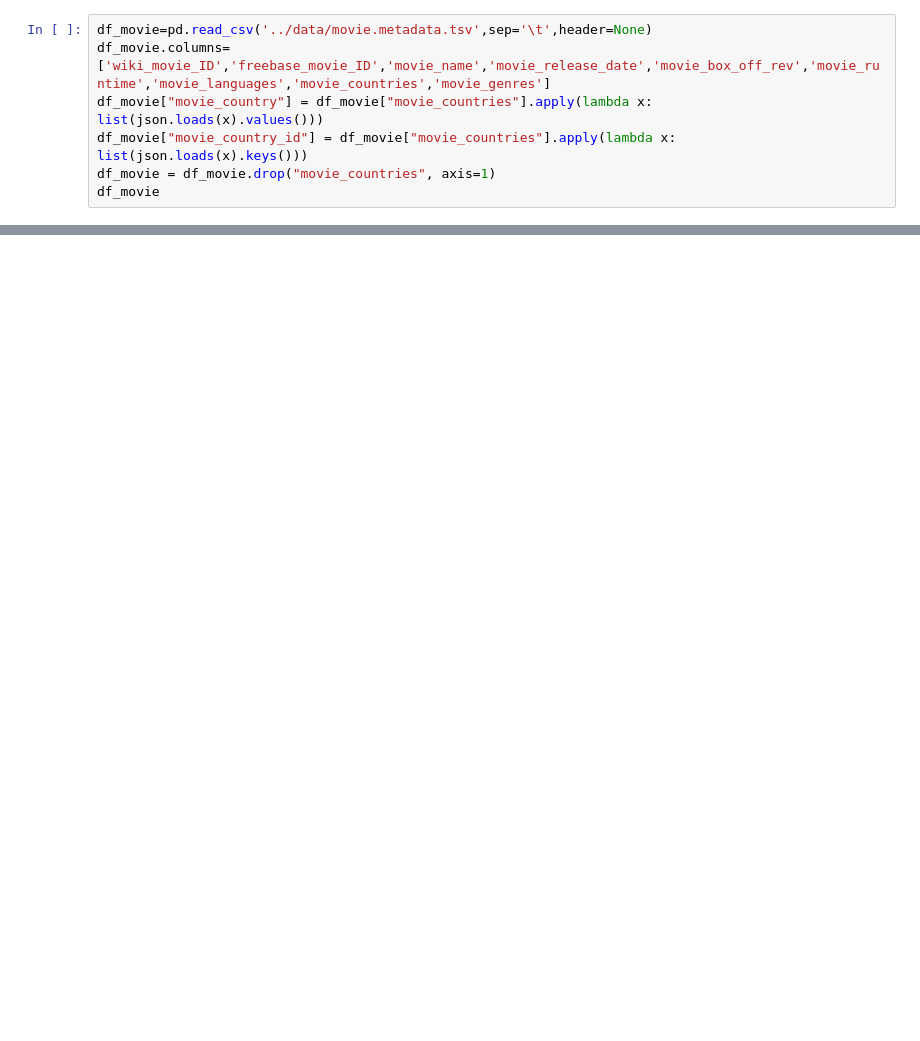
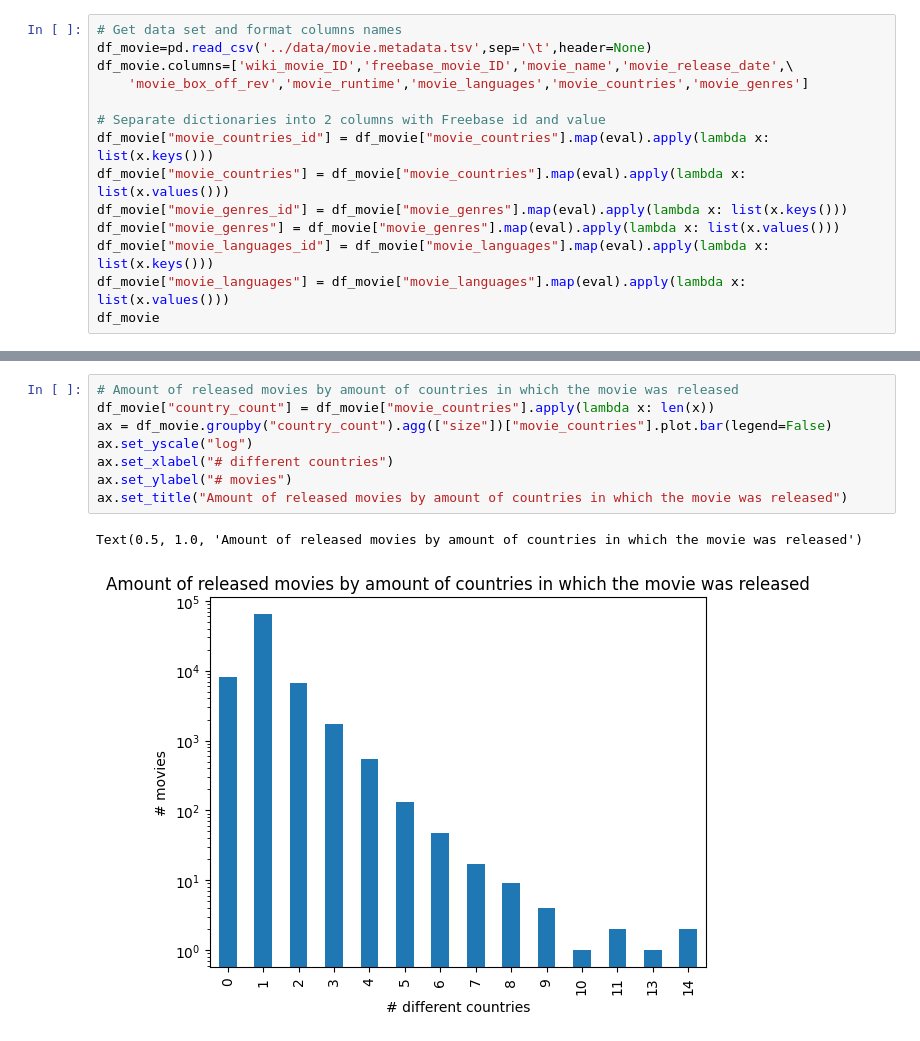
Before and after one commit to epfl-ada/ada-2022-project-armada, a Jupyter notebook: Maxime.ipynb, the cells around one changed output, grey strips where cells are left out. Cells and saved outputs as stored; diff of their text form; blank space fills up the shorter version.

```diff
--- a/Maxime.ipynb
+++ b/Maxime.ipynb
@@ -44,9 +78,16 @@ df_countries
 # %%
+# Get data set and format columns names
 df_movie=pd.read_csv('../data/movie.metadata.tsv',sep='\t',header=None)
-df_movie.columns=['wiki_movie_ID','freebase_movie_ID','movie_name','movie_release_date','movie_box_off_rev','movie_runtime','movie_languages','movie_countries','movie_genres']
-df_movie["movie_country"] = df_movie["movie_countries"].apply(lambda x: list(json.loads(x).values()))
-df_movie["movie_country_id"] = df_movie["movie_countries"].apply(lambda x: list(json.loads(x).keys()))
-df_movie = df_movie.drop("movie_countries", axis=1)
+df_movie.columns=['wiki_movie_ID','freebase_movie_ID','movie_name','movie_release_date',\
+    'movie_box_off_rev','movie_runtime','movie_languages','movie_countries','movie_genres']
+
+# Separate dictionaries into 2 columns with Freebase id and value
+df_movie["movie_countries_id"] = df_movie["movie_countries"].map(eval).apply(lambda x: list(x.keys()))
+df_movie["movie_countries"] = df_movie["movie_countries"].map(eval).apply(lambda x: list(x.values()))
+df_movie["movie_genres_id"] = df_movie["movie_genres"].map(eval).apply(lambda x: list(x.keys()))
+df_movie["movie_genres"] = df_movie["movie_genres"].map(eval).apply(lambda x: list(x.values()))
+df_movie["movie_languages_id"] = df_movie["movie_languages"].map(eval).apply(lambda x: list(x.keys()))
+df_movie["movie_languages"] = df_movie["movie_languages"].map(eval).apply(lambda x: list(x.values()))
 df_movie
 # %% [output]
 |  | wiki_movie_ID | freebase_movie_ID | movie_name | movie_release_date | movie_box_off_rev | movie_runtime | ... |
@@ -64,0 +106,11 @@ df_movie
+# %%
+# Amount of released movies by amount of countries in which the movie was released
+df_movie["country_count"] = df_movie["movie_countries"].apply(lambda x: len(x))
+ax = df_movie.groupby("country_count").agg(["size"])["movie_countries"].plot.bar(legend=False)
+ax.set_yscale("log")
+ax.set_xlabel("# different countries")
+ax.set_ylabel("# movies")
+ax.set_title("Amount of released movies by amount of countries in which the movie was released")
+# %% [output]
+Text(0.5, 1.0, 'Amount of released movies by amount of countries in which the movie was released')
+[figure, added]
```
Also changed, not shown: parts of 7 cells of this notebook.
